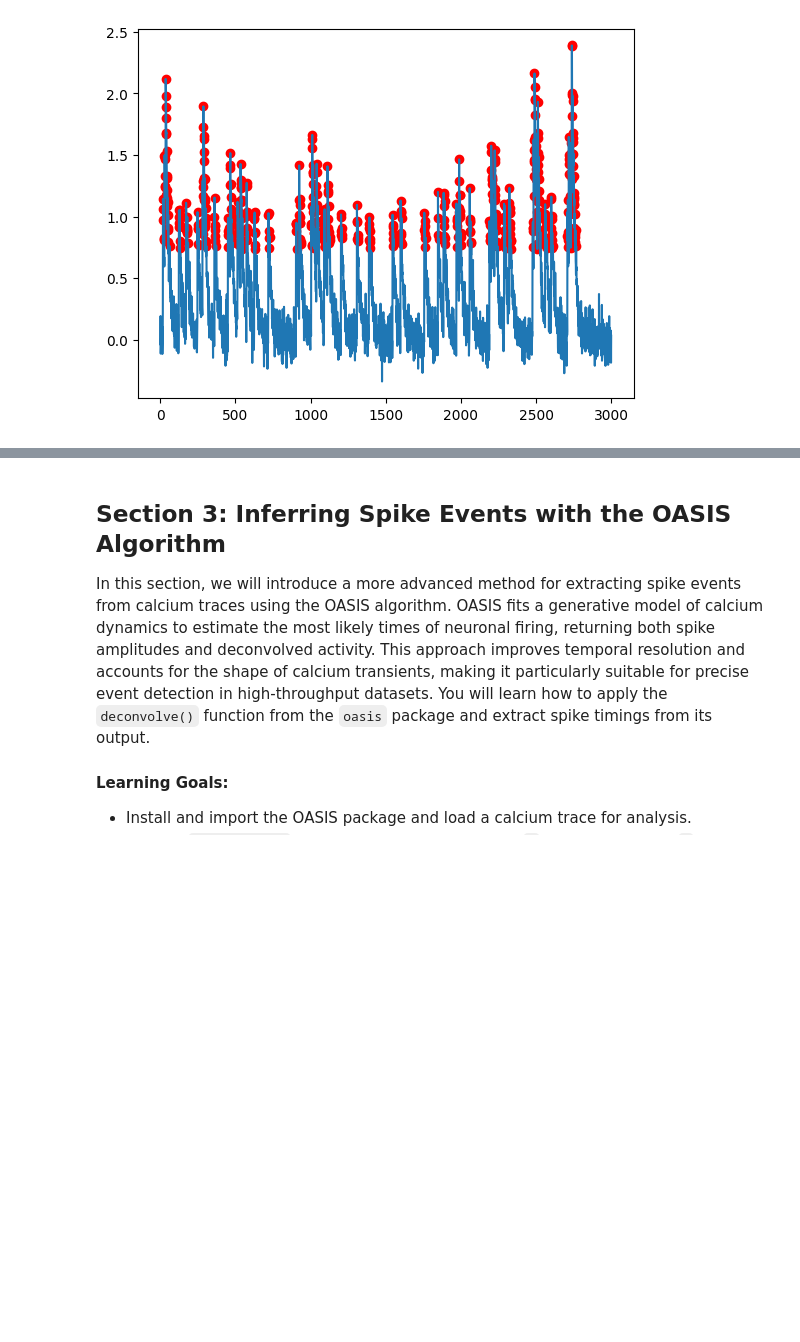
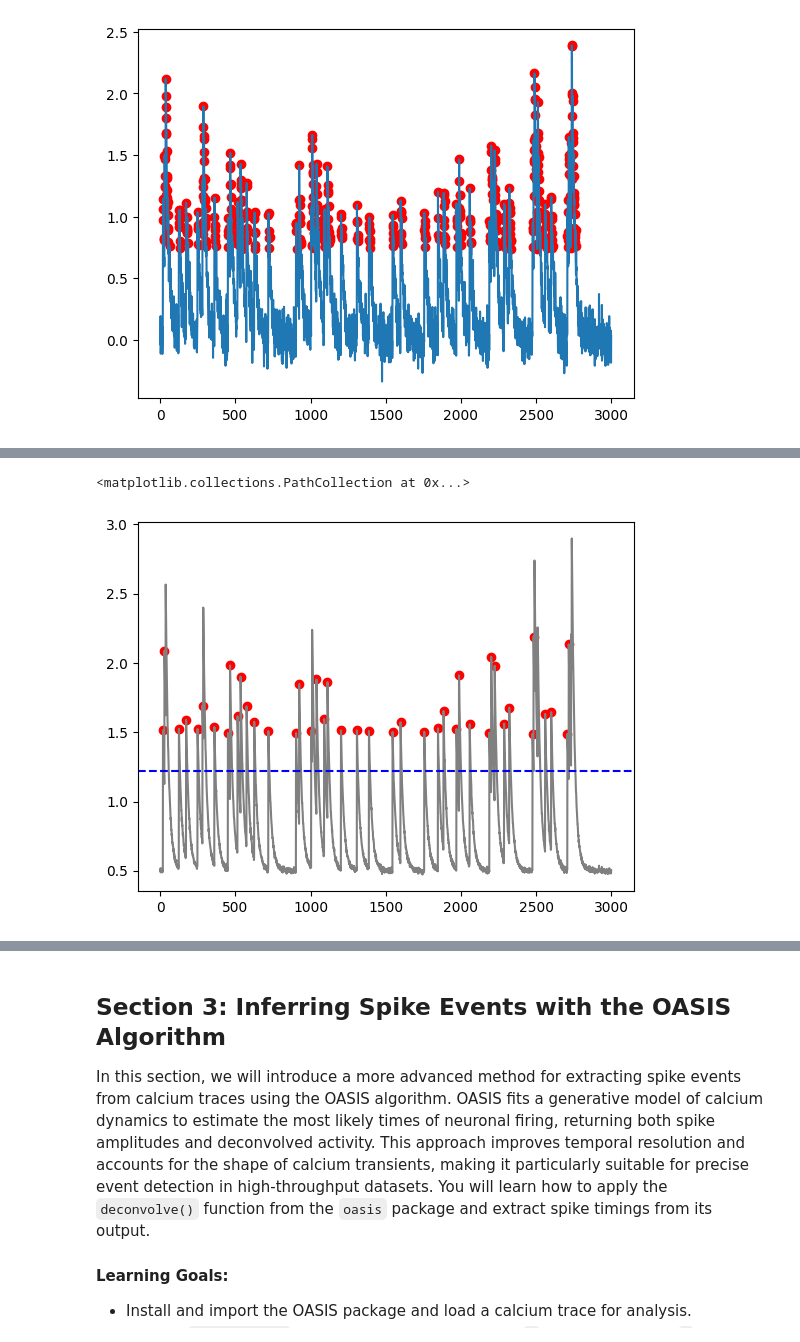
Before and after one commit to sangeethankumar/Courses, a Jupyter notebook: CalciumImaging/Draft1/Thresholding and Events.ipynb, the cells around one changed output, grey strips where cells are left out. Drawn from its saved outputs; the diff is of its cells as text; code cells hidden in the pictures; blank space fills up the shorter version.

```diff
--- a/CalciumImaging/Draft1/Thresholding and Events.ipynb
+++ b/CalciumImaging/Draft1/Thresholding and Events.ipynb
@@ -148,0 +204,12 @@ Once we have identified where the calcium trace exceeds a threshold, the next st
+# %%
+treshold_factor = 1.0
+det_treshold = np.mean(fluorescence_trace_5) + treshold_factor * np.std(fluorescence_trace_5)
+is_active = fluorescence_trace_5 > det_treshold
+onset_indices = np.where(np.diff(is_active.astype(int)) == 1)[0] + 1
+
+plt.plot(fluorescence_trace_5, color='gray')
+plt.axhline(det_treshold, color='b', linestyle='--')
+plt.scatter(np.arange(len(fluorescence_trace_5))[onset_indices], fluorescence_trace_5[onset_indices], marker='o', color='r')
+# %% [output]
+<matplotlib.collections.PathCollection at 0x...>
+[figure, added]
```
Also changed, not shown: parts of 14 cells of this notebook.
